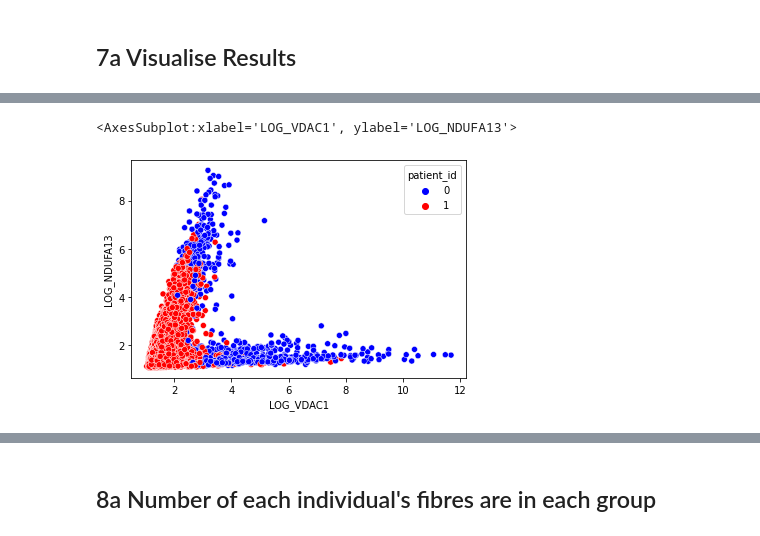
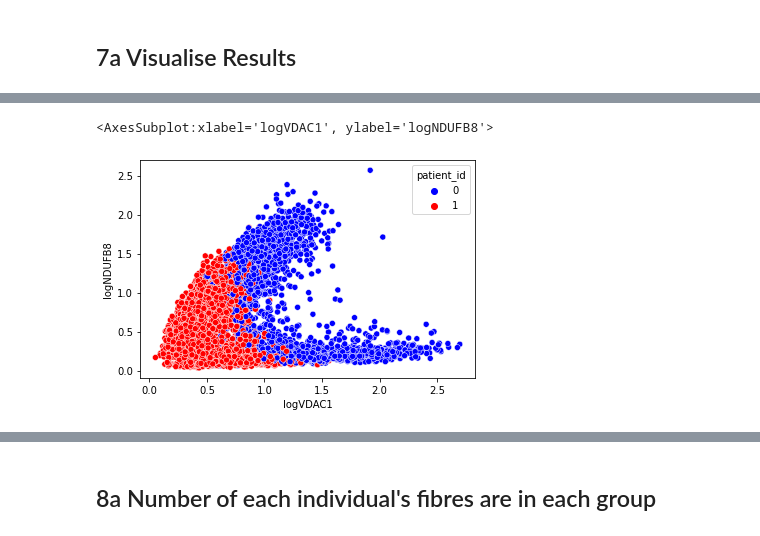
Before and after one commit to FNgongo/Classification_of_fibres_from_the_mitochondrial_disease_dataset_using_clustering_techniques, a Jupyter notebook: EDAandBasicML-FNVesion-Copy1.ipynb, the cells around one changed output, grey strips where cells are left out. Cells and saved outputs as stored; diff of their text form; code cells hidden in the pictures.

```diff
--- a/EDAandBasicML-FNVesion-Copy1.ipynb
+++ b/EDAandBasicML-FNVesion-Copy1.ipynb
@@ -170,3 +170,13 @@ df2
 8994 rows × 35 columns
 # %% [markdown]
 ## 4 Including necessary Columns
+# %%
+df2['logNDUFA13'] = np.log(df2['NDUFA13'])
+df2['logNDUFB8'] = np.log(df2['NDUFB8'])
+df2['logMTCO1'] = np.log(df2['MTCO1'])
+df2['logCOX4+4L2'] = np.log(df2['COX4+4L2'])
+df2['logOSCP'] = np.log(df2['OSCP'])
+df2['logSDHA'] = np.log(df2['SDHA'])
+df2['logUqCRC2'] = np.log(df2['UqCRC2'])
+df2['logVDAC1'] = np.log(df2['VDAC1'])
+print(df2)
@@ -173,4 +201,4 @@ df2
 # %%
-df = df2[['cell_id', 'patient_type', 'patient_id', 'subject_group', 'LOG_NDUFA13','LOG_NDUFB8','LOG_MTCO1', 'LOG_COX4+4L2', 'LOG_OSCP', 'LOG_SDHA', 'LOG_UqCRC2', 'LOG_VDAC1']]
+df = df2[['cell_id', 'patient_type', 'patient_id', 'subject_group', 'logNDUFA13','logNDUFB8','logMTCO1', 'logCOX4+4L2', 'logOSCP', 'logSDHA', 'logUqCRC2', 'logVDAC1']]
 print (df)
 # %% [output]
@@ -299,19 +327,21 @@ import pandas as pd
 from matplotlib import pyplot as plt
 import seaborn as sns
 
+#Defining data
 df3 = df
 df3 == df3
-
-X = df3[['LOG_COX4+4L2','LOG_MTCO1', 'LOG_NDUFA13', 'LOG_NDUFB8', 'LOG_OSCP', 'LOG_SDHA', 'LOG_UqCRC2', 'LOG_VDAC1' ]]
+#Creating x and label object
+X = df3[['logNDUFA13','logNDUFB8','logMTCO1', 'logCOX4+4L2', 'logOSCP', 'logSDHA', 'logUqCRC2', 'logVDAC1']]
 labels = df3[['cell_id']]
-
+#Making our category for k-mean as integer
 labels.cell_id = labels.cell_id.astype("category")
 labels.cell_id = labels.cell_id.cat.codes
 labels.cell_id = labels.cell_id.astype("int")
 
+#Fitting the k-mean model
 cls = KMeans(n_clusters = 2)
 lab = cls.fit(X)
-lab.labels_
+lab.labels_ #Printing the label
 # %% [output]
 A value is trying to be set on a copy of a slice from a DataFrame.
 Try using .loc[row_indexer,col_indexer] = value instead
@@ -346,6 +383,6 @@ See the caveats in the documentation: https://pandas.pydata.org/pandas-docs/stab
 # %%
 dic = {0:"Blue", 1:"Red"}
-sns.scatterplot(x=X.LOG_VDAC1, y=X.LOG_NDUFA13, data=df3, hue="patient_id", palette = dic)
+sns.scatterplot(x=X.logVDAC1, y=X.logNDUFB8, data=df3, hue="patient_id", palette = dic)
 # %% [output]
-<AxesSubplot:xlabel='LOG_VDAC1', ylabel='LOG_NDUFA13'>
+<AxesSubplot:xlabel='logVDAC1', ylabel='logNDUFB8'>
-[figure, old version]
+[figure, new version]
```
Also changed, not shown: parts of 42 cells of this notebook, 5 other files.
